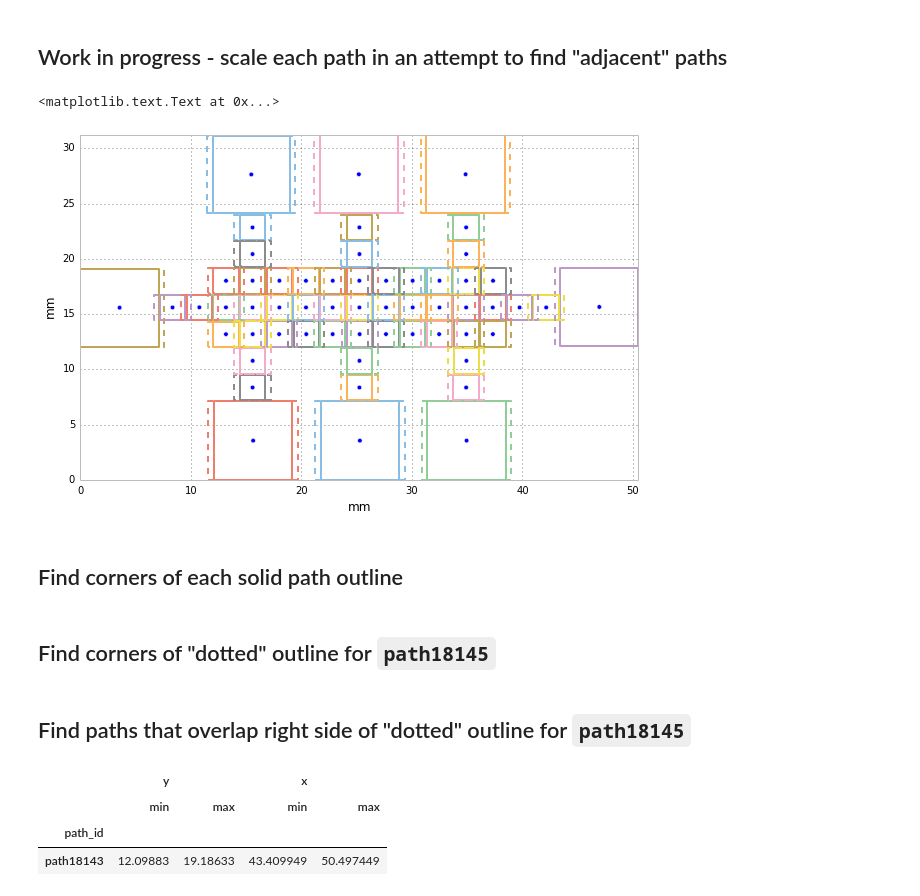
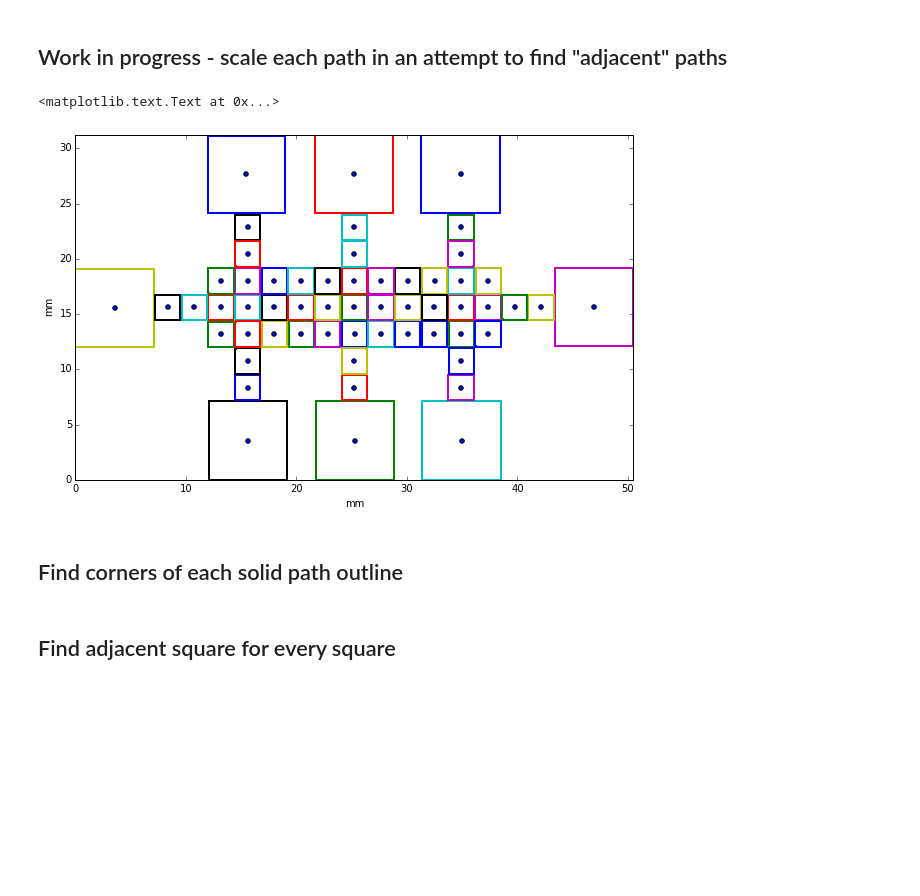
Before and after one commit to wheeler-microfluidics/device-connection-graph, a Jupyter notebook: Device connection graph.ipynb, the cells around one changed output. Cells and saved outputs as stored; diff of their text form; code cells hidden in the pictures; blank space fills up the shorter version.

```diff
--- a/Device connection graph.ipynb
+++ b/Device connection graph.ipynb
@@ -73,41 +74,39 @@ colors = axis._get_lines.color_cycle
 
 # Assign a color to each path identifier.
 path_ids = df_device.path_id.unique()
 path_colors = pd.Series([colors.next() for i in xrange(path_ids.shape[0])],
                         index=path_ids)
 
 # Draw electrode paths.
 for path_id, path_i in close_paths(df_device).groupby('path_id'):
     color = path_colors[path_id]
     poly = Polygon(path_i[['x', 'y']].values, edgecolor=color, closed=True,
                    linewidth=2, facecolor='none')
     axis.add_patch(poly)
 
 # Set limits of axis view to device boundaries.
 axis.set_xlim(df_device.x.min(), df_device.x.max())
 axis.set_ylim(df_device.y.min(), df_device.y.max())
 
 # Draw center of each electrode paths.
 path_centers = df_device[['x_center', 'y_center']].drop_duplicates()
 axis.scatter(path_centers.x_center, path_centers.y_center)
 
 # Draw electrode paths, stretched in the x-dimension away from path centers.
 # df_scaled = scale_paths(df_device, 'x', 1.25)  # Scale x rel to path size
 # df_scaled = scale_paths(df_device, 'y', 1.25)  # Scale y rel to path size
-df_scaled = extend_paths(df_device, 'x', .5)  # Extend x coords by abs units
-# df_scaled = extend_paths(df_device, 'y', .5)  # Extend y coords by abs units
 
-for path_id, path_i in close_paths(df_scaled).groupby('path_id'):
-    color = path_colors[path_id]
-    poly = Polygon(path_i[['x', 'y']].values, edgecolor=color, closed=True,
-                   linewidth=2, facecolor='none', linestyle='dashed')
-    axis.add_patch(poly)
+# for path_id, path_i in close_paths(df_scaled).groupby('path_id'):
+#     color = path_colors[path_id]
+#     poly = Polygon(path_i[['x', 'y']].values, edgecolor=color, closed=True,
+#                    linewidth=2, facecolor='none', linestyle='dashed')
+#     axis.add_patch(poly)
 
 axis.set_xlabel('mm')
 axis.set_ylabel('mm')
 # %% [output]
 <matplotlib.text.Text at 0x...>
-[figure, old version]
+[figure, new version]
 # %% [markdown]
 ## Find corners of each solid path outline
 # %%
@@ -114,3 +116 @@ axis.set_ylabel('mm')
 df_corners = df_device.groupby('path_id').agg({'x': ['min', 'max'], 'y': ['min', 'max'], })
-# %% [markdown]
-## Find corners of "dotted" outline for `path18145`
@@ -120,9 +117,2 @@ xmin, xmax, ymin, ymax = df_stretched.x.min(), df_stretched.x.max(), df_stretche
-# %% [markdown]
-## Find paths that overlap right side of "dotted" outline for `path18145`
-# %%
-df_corners[(df_corners.x['min'] < xmax) & (df_corners.x['max'] >= xmax)]
-# %% [output]
-|  | y |  | x |  |
-|  | min | max | min | max |
-| path_id |  |  |  |  |
-| path18143 | 12.09883 | 19.18633 | 43.409949 | 50.497449 |
+# %% [markdown]
+## Find adjacent square for every square
```
Also changed, not shown: parts of 6 cells of this notebook.
